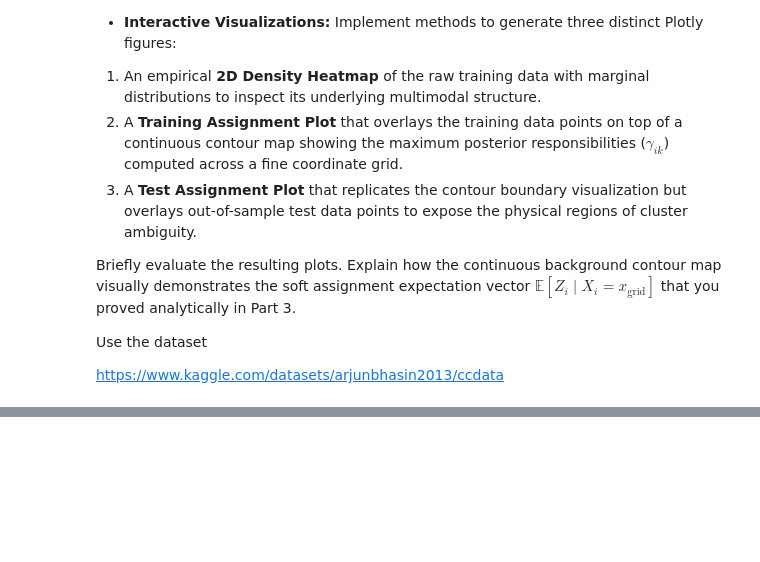
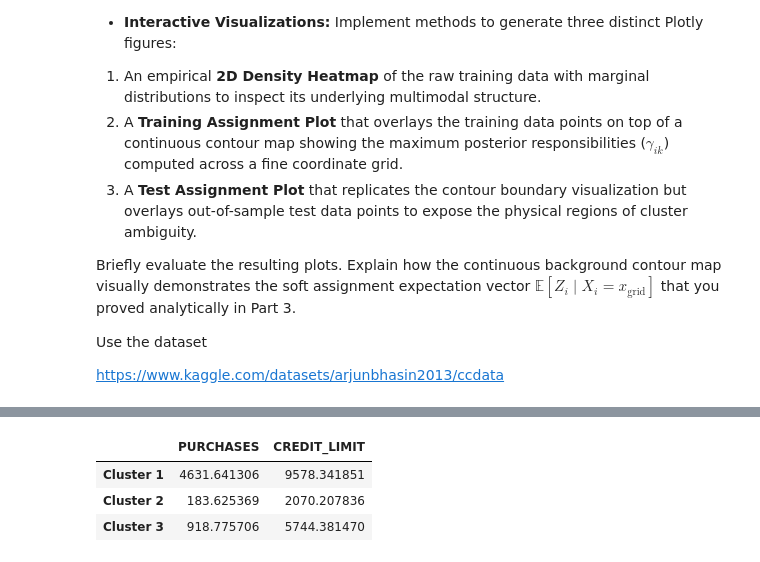
Before and after one commit to ravindyaparami/Statistical-Learning-e20056, a Jupyter notebook: E20056_Bayesian_Inference_Assignment.ipynb, the cells around one changed output, grey strips where cells are left out. Saved outputs shown, nothing was run; the diff lists cells and outputs as text; code cells hidden in the pictures; blank space fills up the shorter version.

```diff
--- a/E20056_Bayesian_Inference_Assignment.ipynb
+++ b/E20056_Bayesian_Inference_Assignment.ipynb
@@ -451,0 +3446,8 @@ https://www.kaggle.com/datasets/arjunbhasin2013/ccdata
+# %%
+  cluster_centers = ( segmenter.display_cluster_centers() )
+  display(cluster_centers)
+# %% [output]
+|  | PURCHASES | CREDIT_LIMIT |
+| Cluster 1 | 4631.641306 | 9578.341851 |
+| Cluster 2 | 183.625369 | 2070.207836 |
+| Cluster 3 | 918.775706 | 5744.381470 |
```
Also changed, not shown: parts of 25 cells of this notebook.
